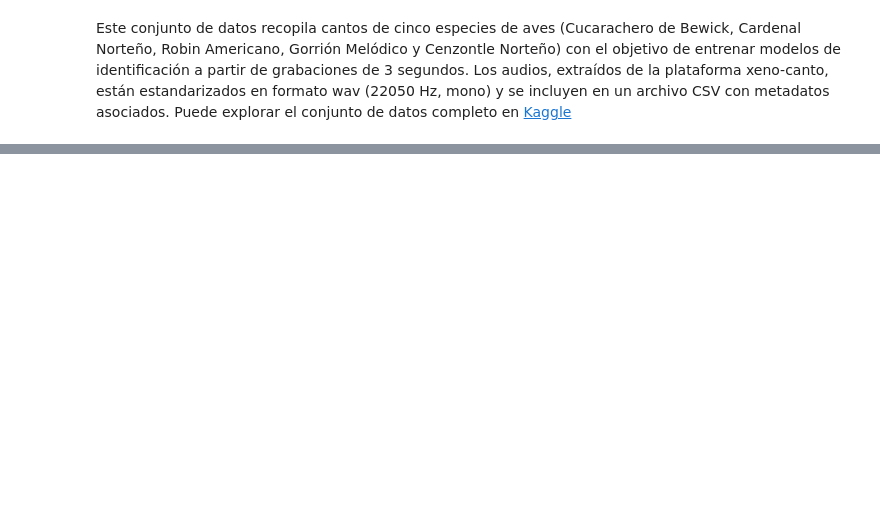
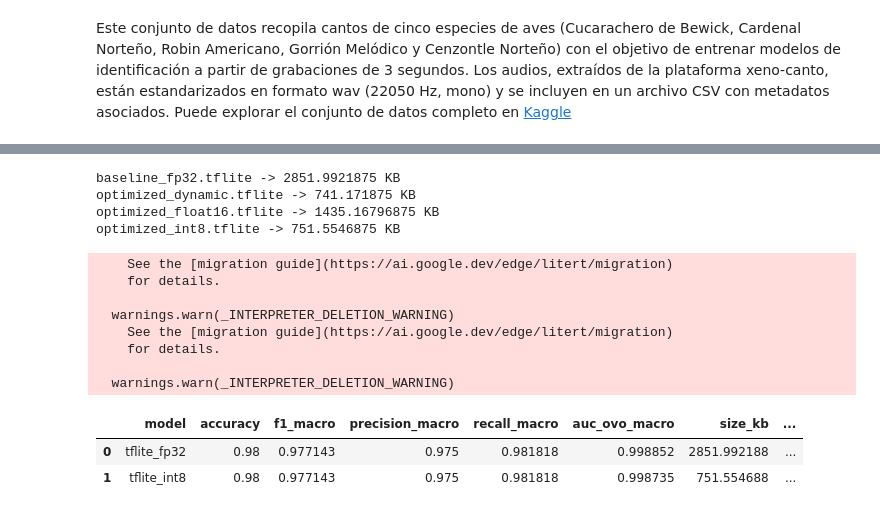
Before and after one commit to jonathancagua/audio, a Jupyter notebook: audio_cuanti.ipynb, the cells around one changed output, grey strips where cells are left out. Drawn from its saved outputs; the diff is of its cells as text; code cells hidden in the pictures; blank space fills up the shorter version.

```diff
--- a/audio_cuanti.ipynb
+++ b/audio_cuanti.ipynb
@@ -751,0 +988,44 @@ Captures:
+# %%
+with open("baseline_fp32.tflite", "wb") as f:
+    f.write(tflite_fp32)
+
+with open("optimized_dynamic.tflite", "wb") as f:
+    f.write(tflite_dynamic)
+
+with open("optimized_float16.tflite", "wb") as f:
+    f.write(tflite_float16)
+
+with open("optimized_int8.tflite", "wb") as f:
+    f.write(tflite_int8)
+
+import os
+
+for fname in [
+    "baseline_fp32.tflite",
+    "optimized_dynamic.tflite",
+    "optimized_float16.tflite",
+    "optimized_int8.tflite"
+]:
+    print(fname, "->", os.path.getsize(fname) / 1024, "KB")
+# %% [output]
+baseline_fp32.tflite -> 2851.9921875 KB
+optimized_dynamic.tflite -> 741.171875 KB
+optimized_float16.tflite -> 1435.16796875 KB
+optimized_int8.tflite -> 751.5546875 KB
+# %%
+results_test = []
+results_test.append(benchmark_tflite_model(tflite_fp32, x_val_np[:100], y_val_np[:100], "tflite_fp32"))
+results_test.append(benchmark_tflite_model(tflite_int8, x_val_np[:100], y_val_np[:100], "tflite_int8"))
+pd.DataFrame(results_test)
+# %% [output]
+    See the [migration guide](https://ai.google.dev/edge/litert/migration)
+    for details.
+
+  warnings.warn(_INTERPRETER_DELETION_WARNING)
+    See the [migration guide](https://ai.google.dev/edge/litert/migration)
+    for details.
+
+  warnings.warn(_INTERPRETER_DELETION_WARNING)
+|  | model | accuracy | f1_macro | precision_macro | recall_macro | auc_ovo_macro | size_kb | ... |
+| 0 | tflite_fp32 | 0.98 | 0.977143 | 0.975 | 0.981818 | 0.998852 | 2851.992188 | ... |
+| 1 | tflite_int8 | 0.98 | 0.977143 | 0.975 | 0.981818 | 0.998735 | 751.554688 | ... |
```
Also changed, not shown: parts of 19 cells of this notebook.
